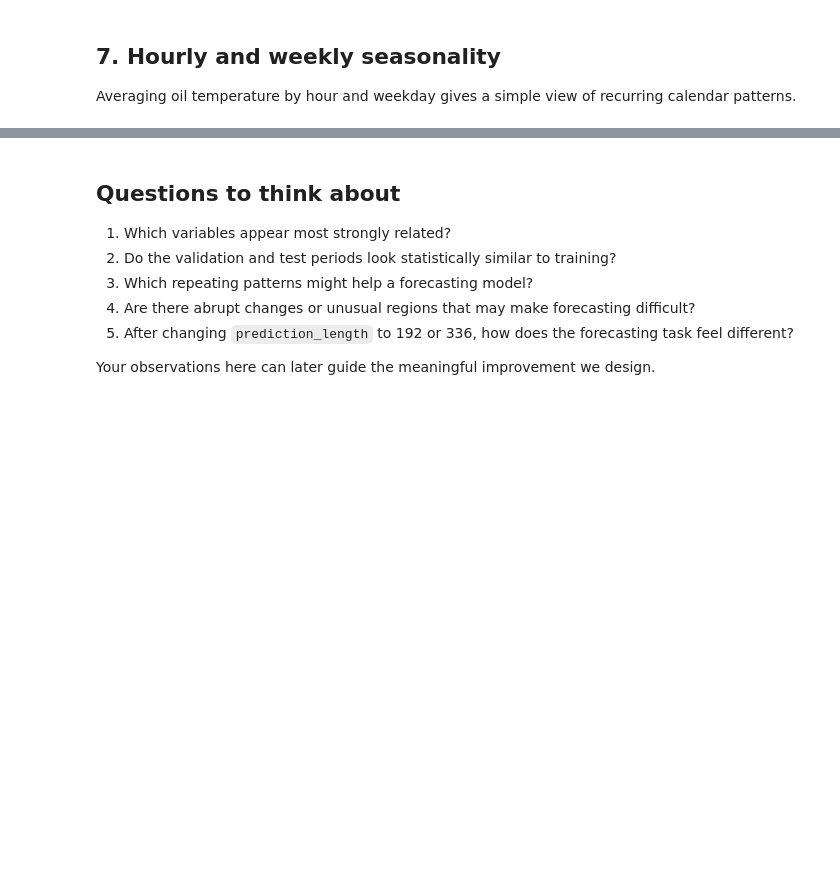
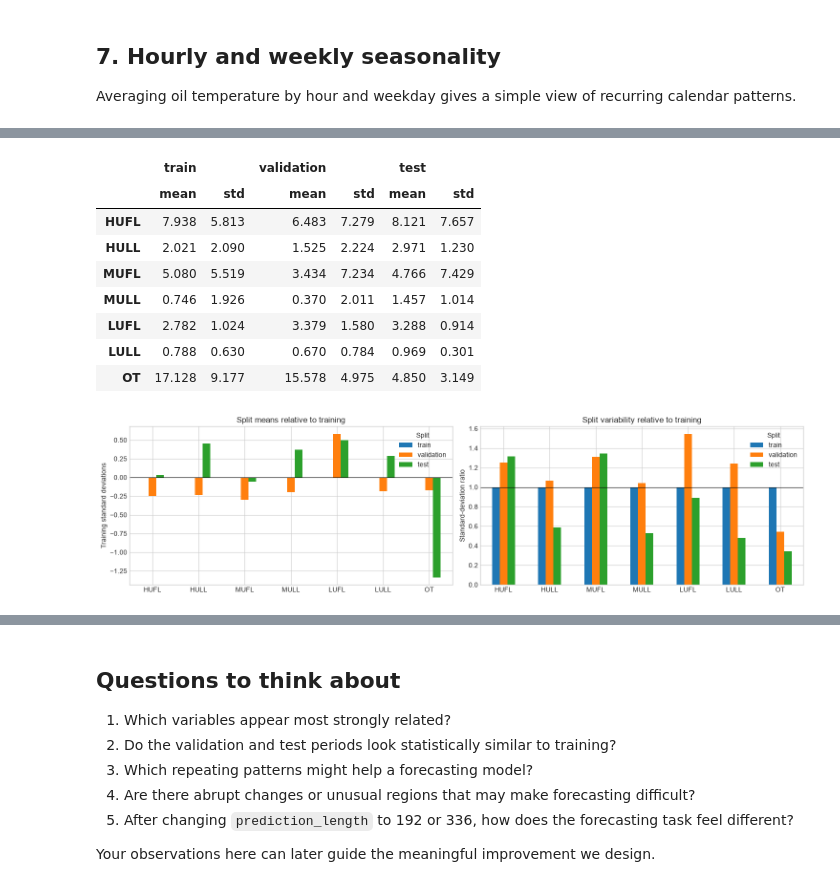
Before and after one commit to Etaiwi/long-horizon-time-series-forecasting, a Jupyter notebook: notebooks/01_etth1_eda.ipynb, the cells around one changed output, grey strips where cells are left out. Drawn from its saved outputs; the diff is of its cells as text; code cells hidden in the pictures; blank space fills up the shorter version.

```diff
--- a/notebooks/01_etth1_eda.ipynb
+++ b/notebooks/01_etth1_eda.ipynb
@@ -161,0 +208,45 @@ plt.show()
+# %%
+split_statistics = pd.concat(
+    {name: part[FEATURE_COLUMNS].agg(["mean", "std"]).T for name, part in splits.items()},
+    axis=1,
+)
+display(split_statistics.round(3))
+
+train_mean = train[FEATURE_COLUMNS].mean()
+train_std = train[FEATURE_COLUMNS].std()
+
+standardized_mean_shift = pd.DataFrame(
+    {
+        name: (part[FEATURE_COLUMNS].mean() - train_mean) / train_std
+        for name, part in splits.items()
+    }
+).T
+standard_deviation_ratio = pd.DataFrame(
+    {name: part[FEATURE_COLUMNS].std() / train_std for name, part in splits.items()}
+).T
+
+fig, axes = plt.subplots(1, 2, figsize=(15, 4))
+standardized_mean_shift.T.plot(kind="bar", ax=axes[0])
+axes[0].axhline(0, color="black", linewidth=0.8)
+axes[0].set(title="Split means relative to training", ylabel="Training standard deviations")
+
+standard_deviation_ratio.T.plot(kind="bar", ax=axes[1])
+axes[1].axhline(1, color="black", linewidth=0.8)
+axes[1].set(title="Split variability relative to training", ylabel="Standard-deviation ratio")
+
+for ax in axes:
+    ax.tick_params(axis="x", rotation=0)
+    ax.legend(title="Split")
+plt.tight_layout()
+plt.show()
+# %% [output]
+|  | train |  | validation |  | test |  |
+|  | mean | std | mean | std | mean | std |
+| HUFL | 7.938 | 5.813 | 6.483 | 7.279 | 8.121 | 7.657 |
+| HULL | 2.021 | 2.090 | 1.525 | 2.224 | 2.971 | 1.230 |
+| MUFL | 5.080 | 5.519 | 3.434 | 7.234 | 4.766 | 7.429 |
+| MULL | 0.746 | 1.926 | 0.370 | 2.011 | 1.457 | 1.014 |
+| LUFL | 2.782 | 1.024 | 3.379 | 1.580 | 3.288 | 0.914 |
+| LULL | 0.788 | 0.630 | 0.670 | 0.784 | 0.969 | 0.301 |
+| OT | 17.128 | 9.177 | 15.578 | 4.975 | 4.850 | 3.149 |
+[figure, added]
```
Also changed, not shown: parts of 14 cells of this notebook.
